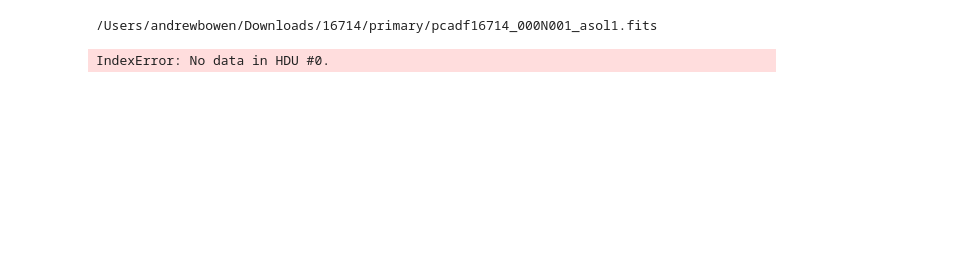
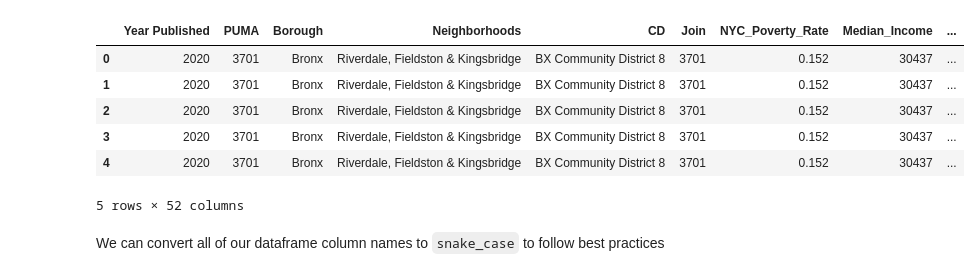
Before and after one commit to andrewbowen19/advancedProgrammingData602, a Jupyter notebook: src/project/project_proposal.ipynb, the cells around one changed output. Saved outputs shown, nothing was run; the diff lists cells and outputs as text; code cells hidden in the pictures; blank space fills up the shorter version.

```diff
--- a/src/project/project_proposal.ipynb
+++ b/src/project/project_proposal.ipynb
@@ -31,17 +23,17 @@ plt.colorbar()
-# %%
-fits_path = "/Users/andrewbowen/Downloads/16714/primary"
-for f in os.listdir(fits_path):
-    if "fits" in f:
-        filepath = os.path.join(fits_path, f)
-        print(filepath)
-
-        image_file = get_pkg_data_filename(filepath)
-        image_data = fits.getdata(image_file, ext=0)
-
-        # plotting fit s image data
-        plt.figure(figsize=(10,10))
-        plt.imshow(image_data, cmap='viridis')
-        plt.colorbar()
-# %% [output]
-/Users/andrewbowen/Downloads/16714/primary/pcadf16714_000N001_asol1.fits
-IndexError: No data in HDU #0.
+# %%
+# Reading in file from github
+file_path = "https://raw.githubusercontent.com/andrewbowen19/advancedProgrammingData602/main/data/nyc-poverty-puma.csv"
+
+df = pd.read_csv(file_path)
+
+df.head()
+# %% [output]
+|  | Year Published | PUMA | Borough | Neighborhoods | CD | Join | NYC_Poverty_Rate | Median_Income | ... |
+| 0 | 2020 | 3701 | Bronx | Riverdale, Fieldston & Kingsbridge | BX Community District 8 | 3701 | 0.152 | 30437 | ... |
+| 1 | 2020 | 3701 | Bronx | Riverdale, Fieldston & Kingsbridge | BX Community District 8 | 3701 | 0.152 | 30437 | ... |
+| 2 | 2020 | 3701 | Bronx | Riverdale, Fieldston & Kingsbridge | BX Community District 8 | 3701 | 0.152 | 30437 | ... |
+| 3 | 2020 | 3701 | Bronx | Riverdale, Fieldston & Kingsbridge | BX Community District 8 | 3701 | 0.152 | 30437 | ... |
+| 4 | 2020 | 3701 | Bronx | Riverdale, Fieldston & Kingsbridge | BX Community District 8 | 3701 | 0.152 | 30437 | ... |
+5 rows × 52 columns
+# %% [markdown]
+We can convert all of our dataframe column names to `snake_case` to follow best practices
```
Also changed, not shown: parts of 19 cells of this notebook.
